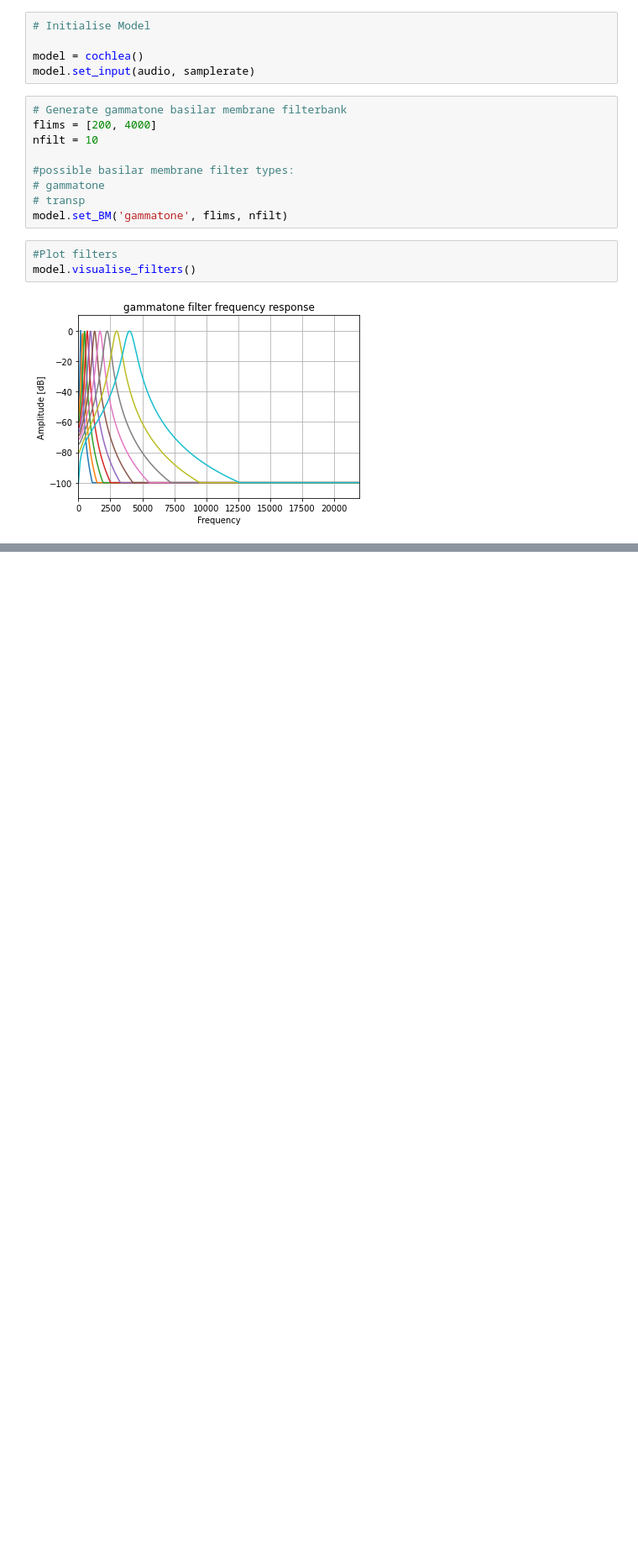
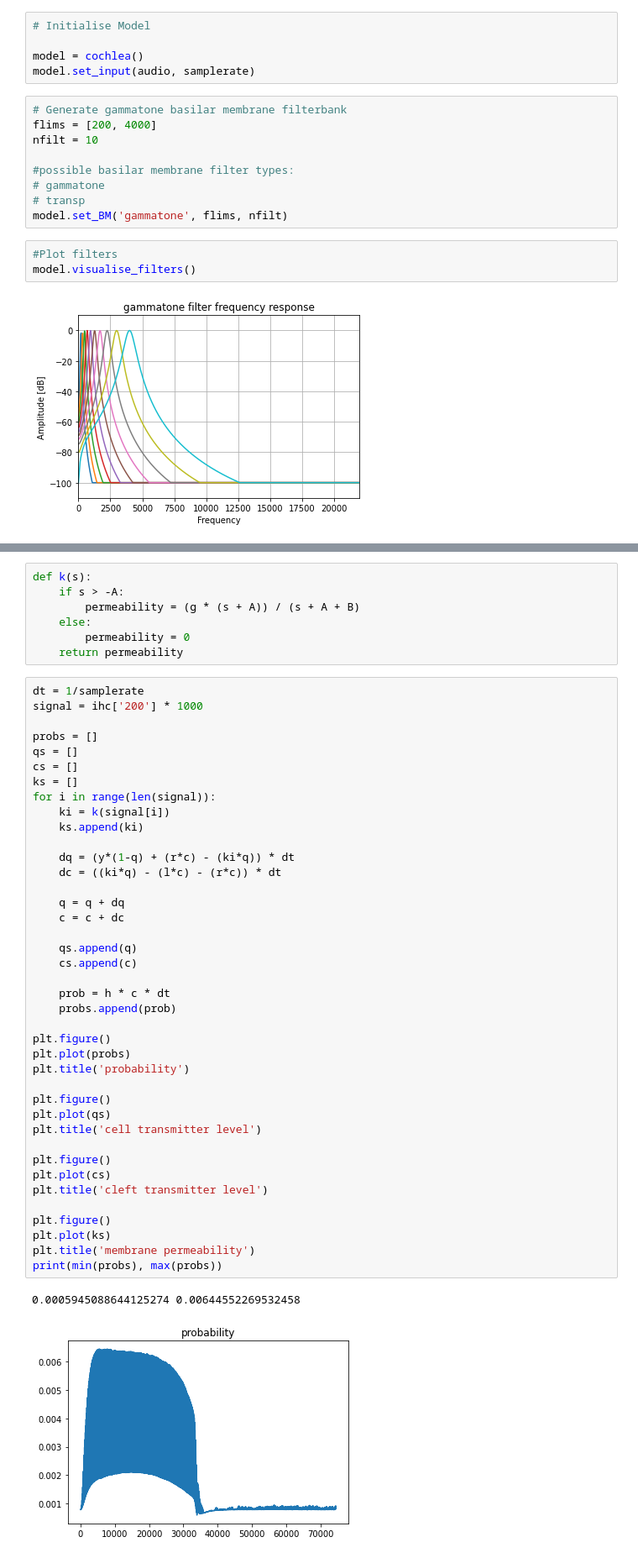
Before and after one commit to rnatarajan98/Cochlea_Modelling, a Jupyter notebook: main.ipynb, the cells around one changed output, grey strips where cells are left out. Shown: that part at 84% size. Cells and saved outputs as stored; diff of their text form; blank space fills up the shorter version.

```diff
--- a/main.ipynb
+++ b/main.ipynb
@@ -176,0 +169,50 @@ plt.grid(which='both', axis='y')
+# %%
+def k(s):
+    if s > -A:
+        permeability = (g * (s + A)) / (s + A + B)
+    else:
+        permeability = 0
+    return permeability
+# %%
+dt = 1/samplerate
+signal = ihc['200'] * 1000
+
+probs = []
+qs = []
+cs = []
+ks = []
+for i in range(len(signal)):
+    ki = k(signal[i])
+    ks.append(ki)
+
+    dq = (y*(1-q) + (r*c) - (ki*q)) * dt
+    dc = ((ki*q) - (l*c) - (r*c)) * dt
+
+    q = q + dq
+    c = c + dc
+
+    qs.append(q)
+    cs.append(c)
+
+    prob = h * c * dt
+    probs.append(prob)
+
+plt.figure()
+plt.plot(probs)
+plt.title('probability')
+
+plt.figure()
+plt.plot(qs)
+plt.title('cell transmitter level')
+
+plt.figure()
+plt.plot(cs)
+plt.title('cleft transmitter level')
+
+plt.figure()
+plt.plot(ks)
+plt.title('membrane permeability')
+print(min(probs), max(probs))
+# %% [output]
+0.0005945088644125274 0.00644552269532458
+[figure, added]
```
Also changed, not shown: parts of 9 cells of this notebook, 1 other file.
